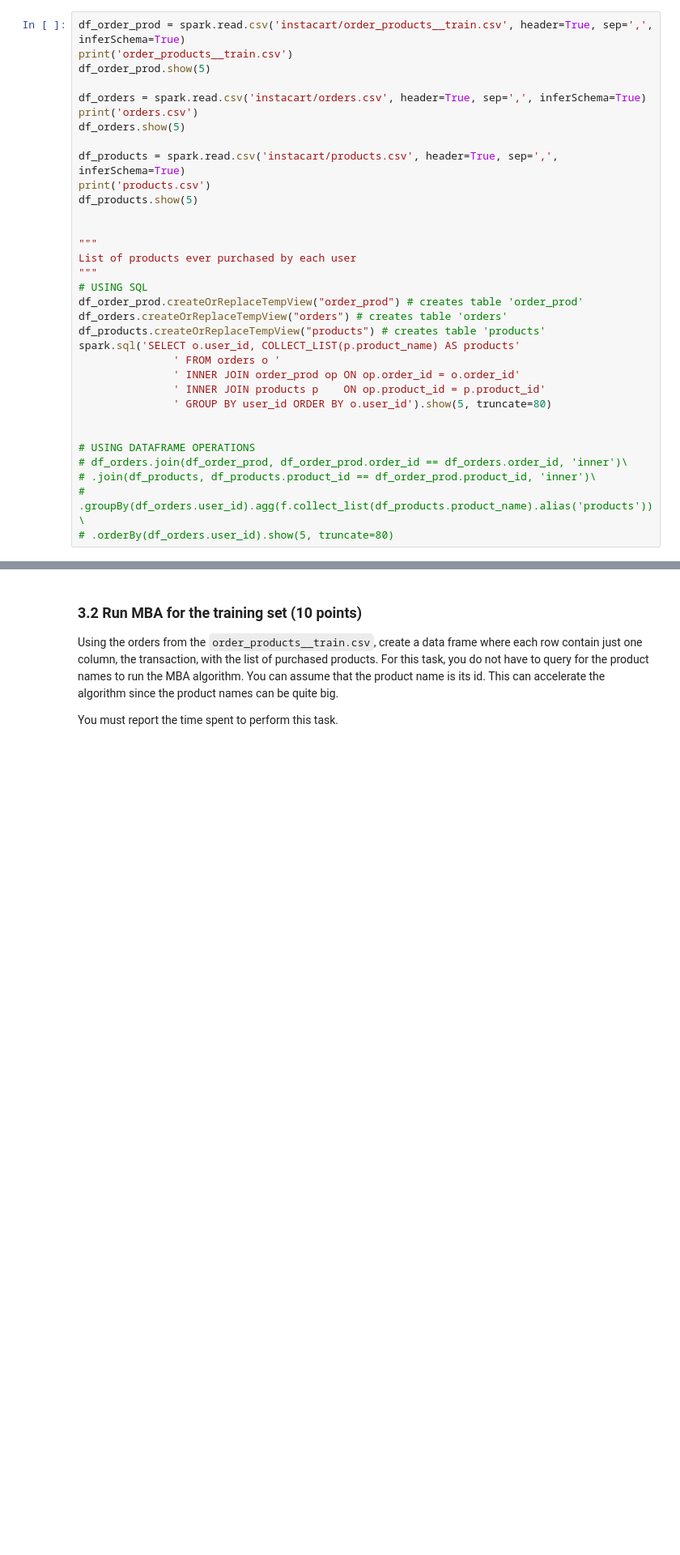
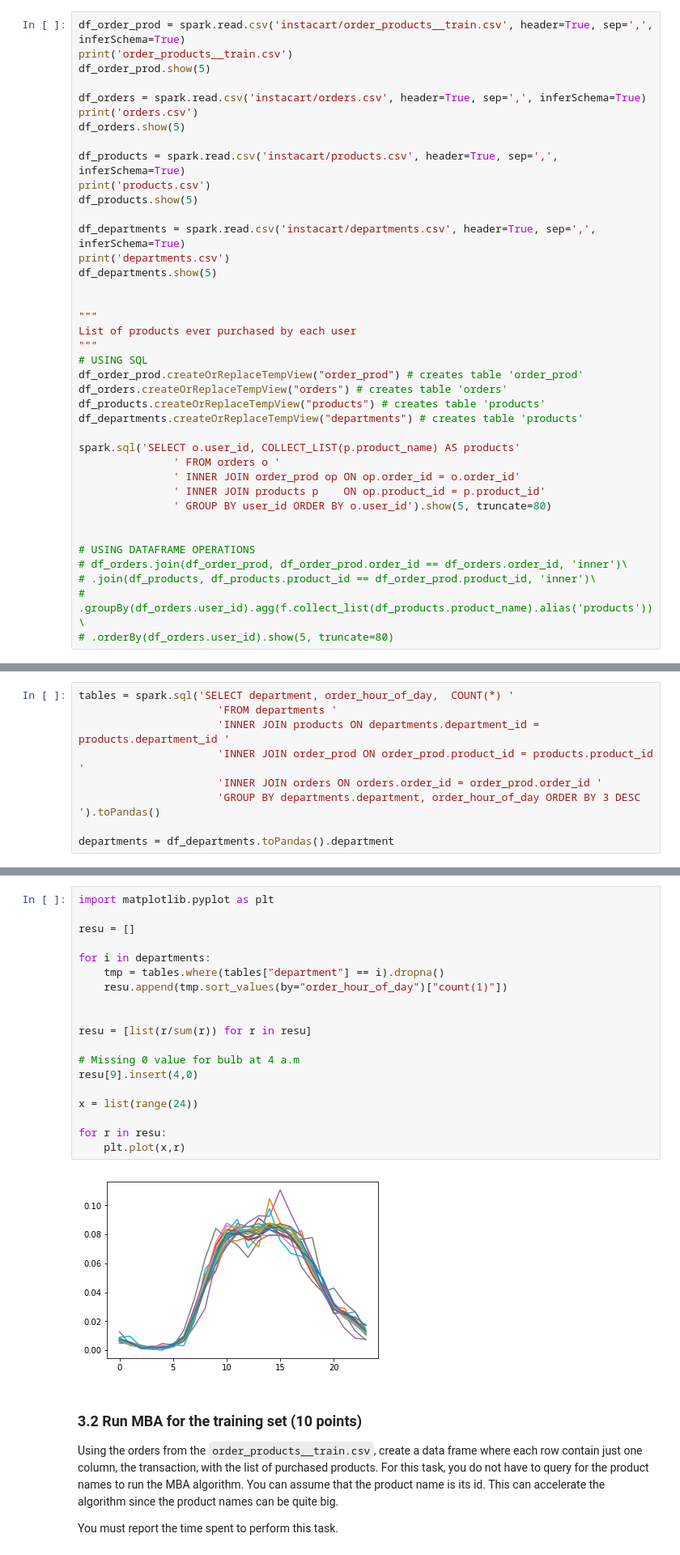
Before and after one commit to TheoMoins/INF8111-Assignment, a Jupyter notebook: 03/tp3.ipynb, the cells around one changed output, grey strips where cells are left out. Shown at 81% size. Drawn from its saved outputs; the diff is of its cells as text; blank space fills up the shorter version.

```diff
--- a/03/tp3.ipynb
+++ b/03/tp3.ipynb
@@ -544,6 +562,10 @@ df_products = spark.read.csv('instacart/products.csv', header=True, sep=',', inf
 print('products.csv')
 df_products.show(5)
 
+df_departments = spark.read.csv('instacart/departments.csv', header=True, sep=',', inferSchema=True)
+print('departments.csv')
+df_departments.show(5)
+
 
 """
 List of products ever purchased by each user
@@ -552,6 +574,8 @@ List of products ever purchased by each user
 df_order_prod.createOrReplaceTempView("order_prod") # creates table 'order_prod'
 df_orders.createOrReplaceTempView("orders") # creates table 'orders'
 df_products.createOrReplaceTempView("products") # creates table 'products'
+df_departments.createOrReplaceTempView("departments") # creates table 'products'
+
 spark.sql('SELECT o.user_id, COLLECT_LIST(p.product_name) AS products'
                ' FROM orders o '
                ' INNER JOIN order_prod op ON op.order_id = o.order_id'
@@ -614 +639,10 @@ spark.sql('SELECT products.product_name, order_prod.product_id, COUNT(*) '
 only showing top 10 rows
+# %%
+tables = spark.sql('SELECT department, order_hour_of_day,  COUNT(*) '
+                      'FROM departments '
+                      'INNER JOIN products ON departments.department_id = products.department_id '
+                      'INNER JOIN order_prod ON order_prod.product_id = products.product_id '
+                      'INNER JOIN orders ON orders.order_id = order_prod.order_id '
+                      'GROUP BY departments.department, order_hour_of_day ORDER BY 3 DESC ').toPandas()
+
+departments = df_departments.toPandas().department
@@ -615,3 +651,24 @@ only showing top 10 rows
+# %%
+import matplotlib.pyplot as plt
+
+resu = []
+
+for i in departments:
+    tmp = tables.where(tables["department"] == i).dropna()
+    resu.append(tmp.sort_values(by="order_hour_of_day")["count(1)"])
+
+
+resu = [list(r/sum(r)) for r in resu]
+
+# Missing 0 value for bulb at 4 a.m
+resu[9].insert(4,0)
+
+x = list(range(24))
+
+for r in resu:
+    plt.plot(x,r)
+# %% [output]
+[figure, added]
 # %% [markdown]
 ### 3.2 Run MBA for the training set (10 points)
 
```
Also changed, not shown: parts of 6 cells of this notebook.
